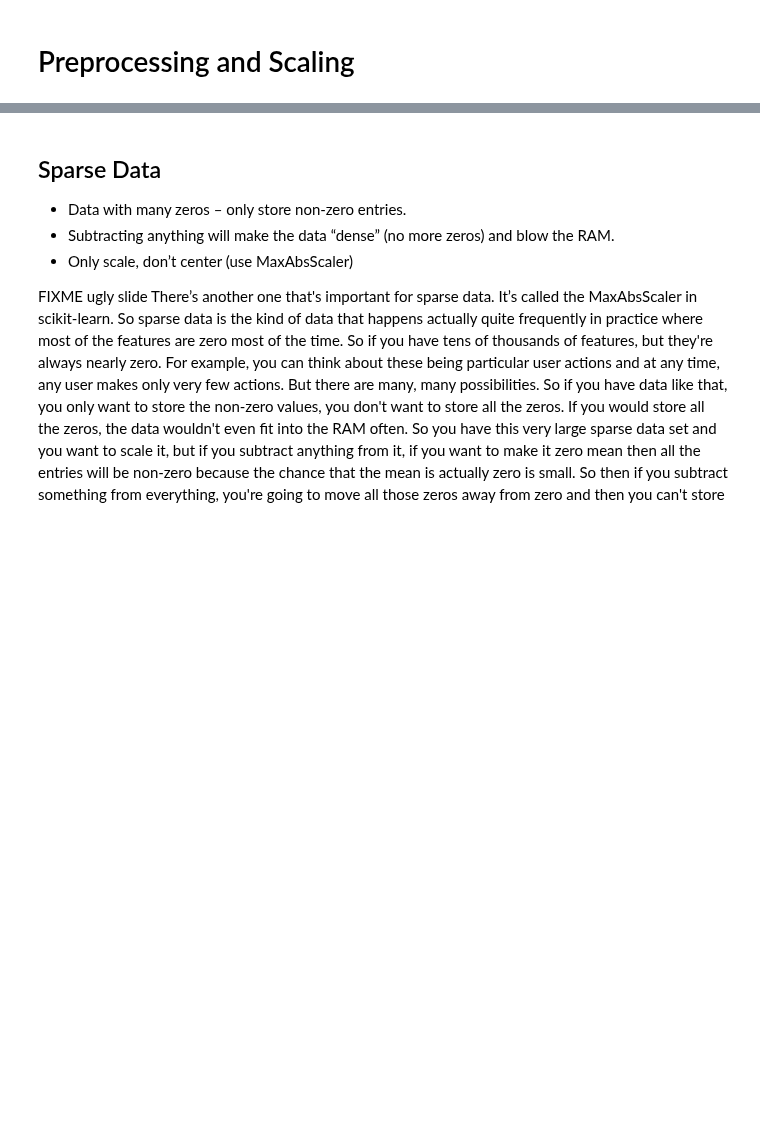
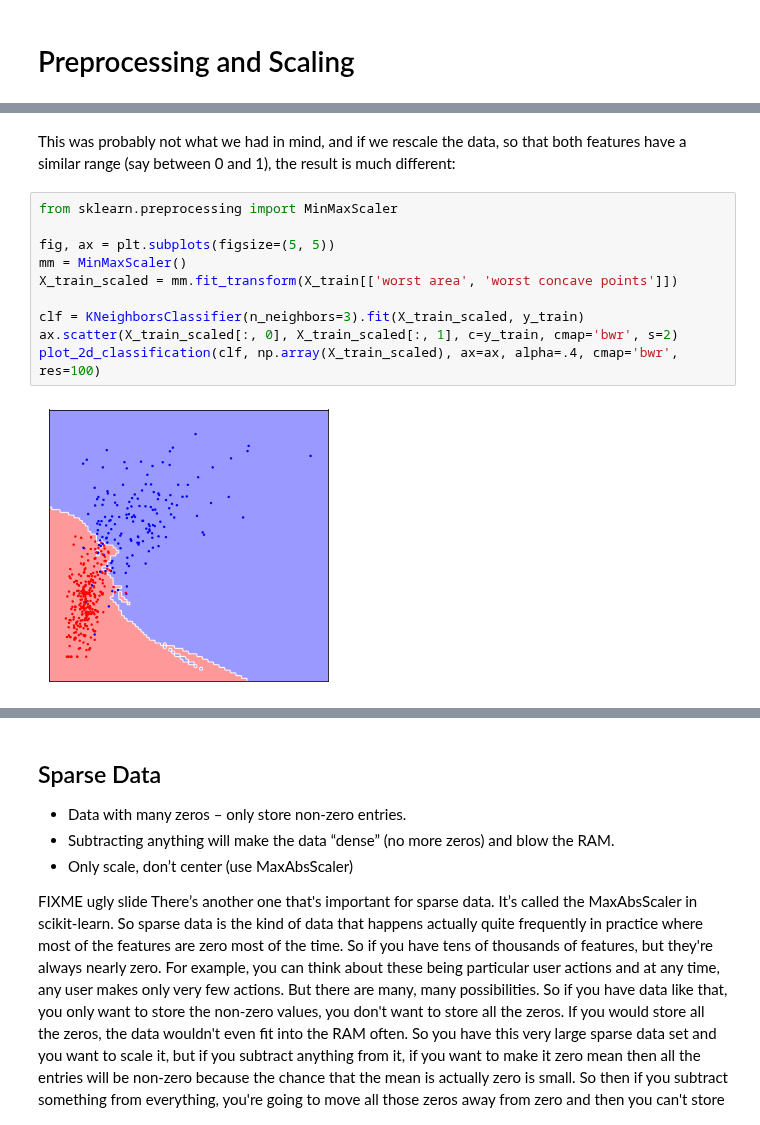
Before and after one commit to amueller/aml, a Jupyter notebook: 01-ml-workflow/03-preprocessing.ipynb, the cells around one changed output, grey strips where cells are left out. Cells and saved outputs as stored; diff of their text form; blank space fills up the shorter version.

Commit message:
start on preprocessing

```diff
--- a/01-ml-workflow/03-preprocessing.ipynb
+++ b/01-ml-workflow/03-preprocessing.ipynb
@@ -105,0 +46,14 @@ use the L1 normalizer.
+# %% [markdown]
+This was probably not what we had in mind, and if we rescale the data, so that both features have a similar range (say between 0 and 1), the result is much different:
+# %%
+from sklearn.preprocessing import MinMaxScaler
+
+fig, ax = plt.subplots(figsize=(5, 5))
+mm = MinMaxScaler()
+X_train_scaled = mm.fit_transform(X_train[['worst area', 'worst concave points']])
+
+clf = KNeighborsClassifier(n_neighbors=3).fit(X_train_scaled, y_train)
+ax.scatter(X_train_scaled[:, 0], X_train_scaled[:, 1], c=y_train, cmap='bwr', s=2)
+plot_2d_classification(clf, np.array(X_train_scaled), ax=ax, alpha=.4, cmap='bwr', res=100)
+# %% [output]
+[figure, added]
```
Also changed, not shown: parts of 18 cells of this notebook.
